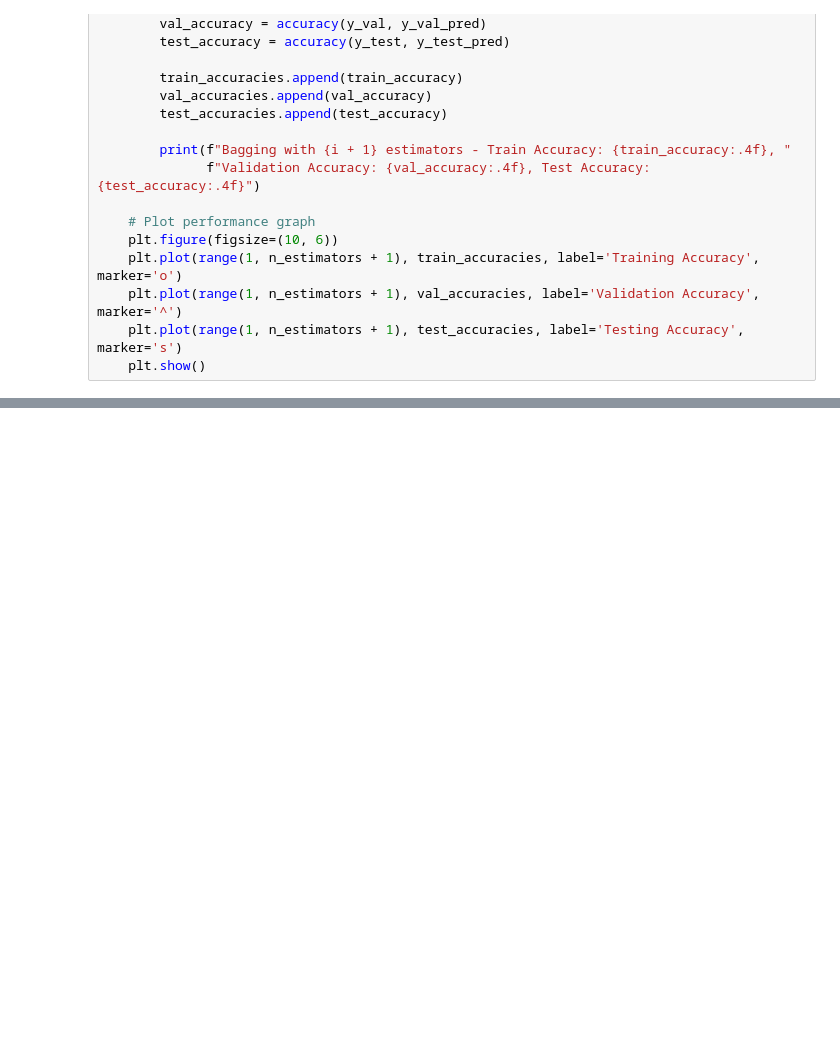
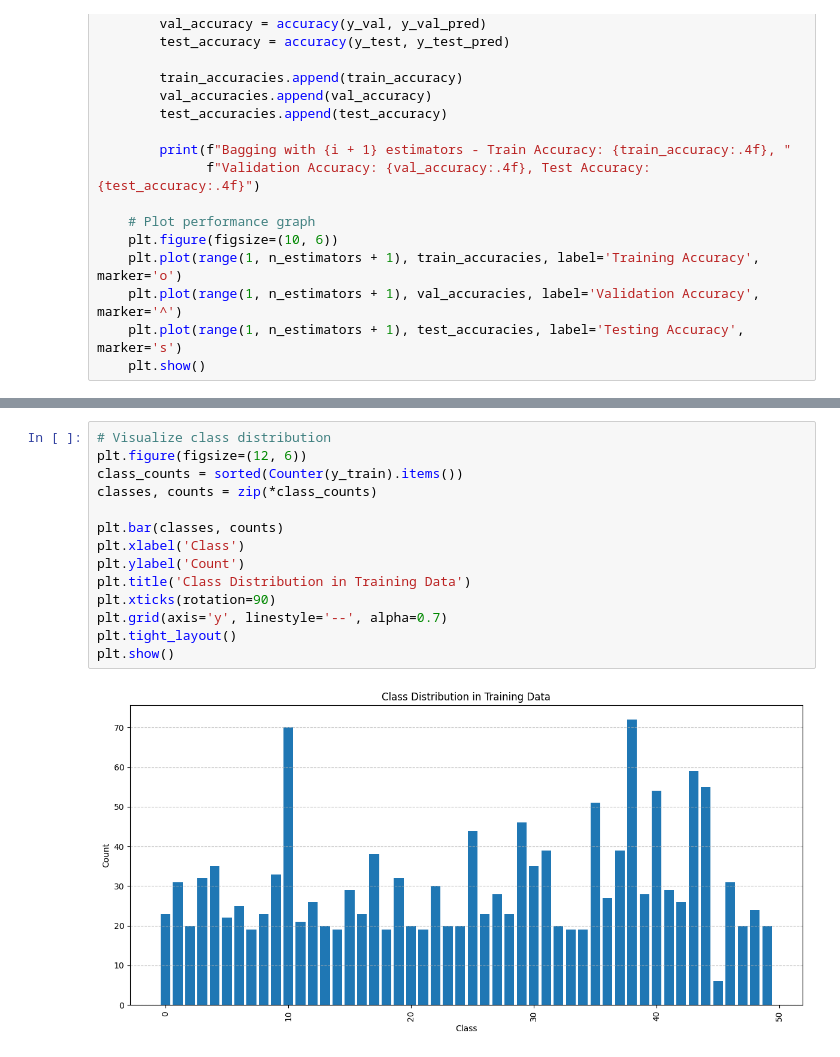
Before and after one commit to RepoRogue123/Linguistix, a Jupyter notebook: Decision_Tree/Decision_tree.ipynb, the cells around one changed output, grey strips where cells are left out. Cells and saved outputs as stored; diff of their text form; blank space fills up the shorter version.

Commit message:
Fixed the bugs and added plots for better visualization

```diff
--- a/Decision_Tree/Decision_tree.ipynb
+++ b/Decision_Tree/Decision_tree.ipynb
@@ -708,0 +527,16 @@ Visualizations displayed inline.
+# %%
+# Visualize class distribution
+plt.figure(figsize=(12, 6))
+class_counts = sorted(Counter(y_train).items())
+classes, counts = zip(*class_counts)
+
+plt.bar(classes, counts)
+plt.xlabel('Class')
+plt.ylabel('Count')
+plt.title('Class Distribution in Training Data')
+plt.xticks(rotation=90)
+plt.grid(axis='y', linestyle='--', alpha=0.7)
+plt.tight_layout()
+plt.show()
+# %% [output]
+[figure, added]
```
Also changed, not shown: parts of 21 cells of this notebook.
